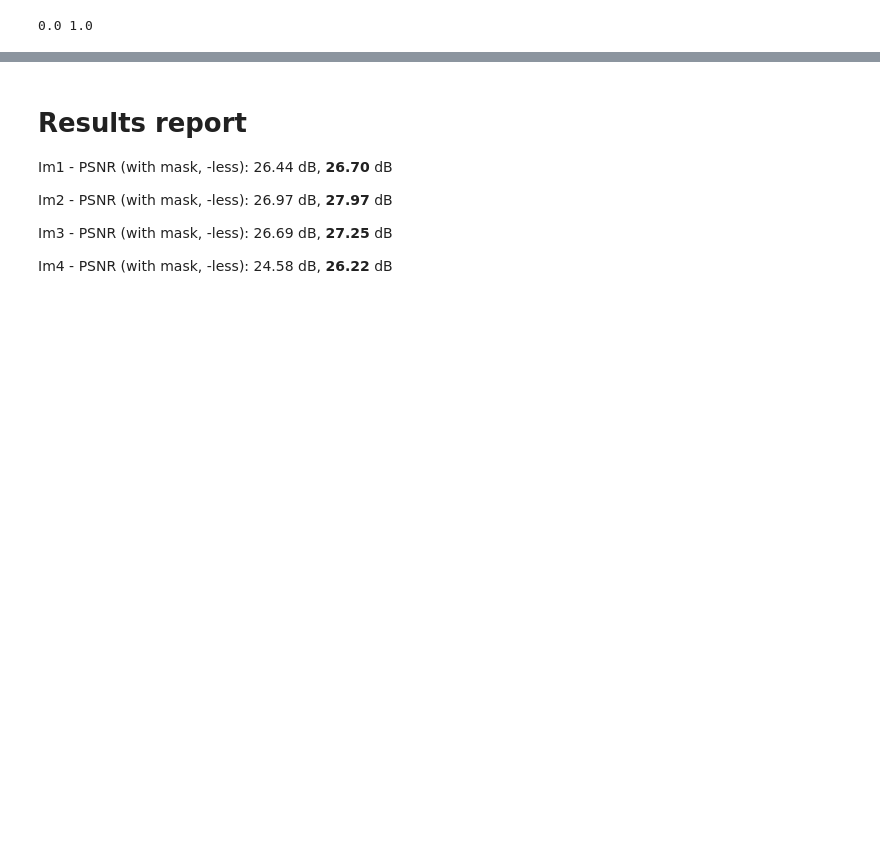
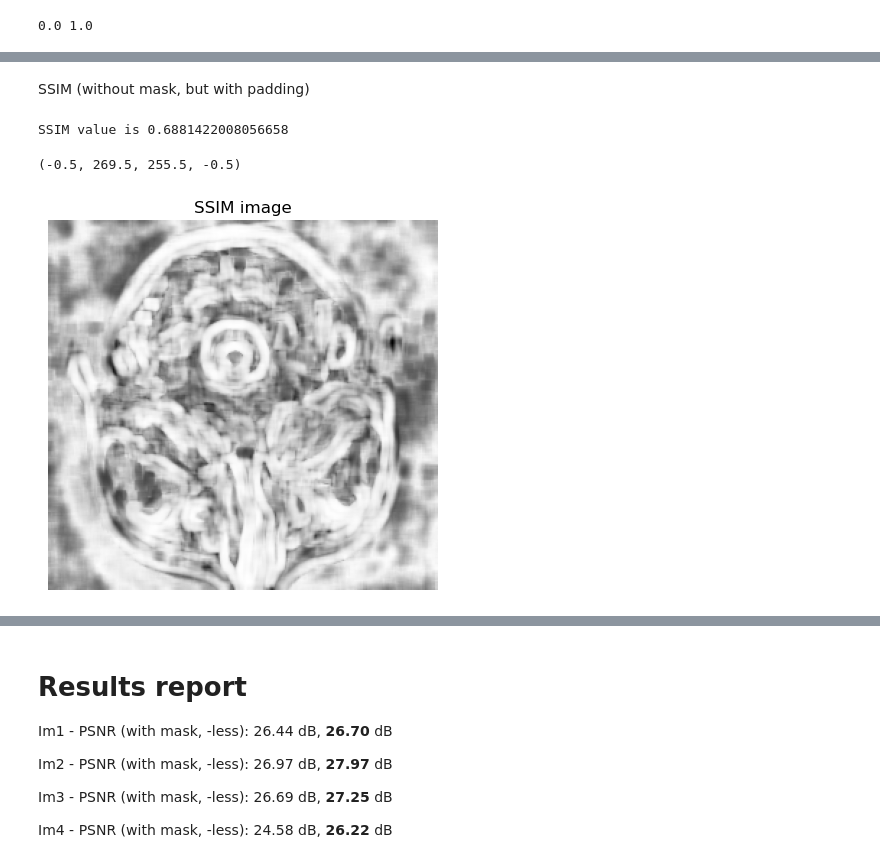
Before and after one commit to heqro/rd-dip, a Jupyter notebook: .riciannet/RicianNet/.my_own_testing/Verifying_Complex_Brains.ipynb, the cells around one changed output, grey strips where cells are left out. Drawn from its saved outputs; the diff is of its cells as text; code cells hidden in the pictures; blank space fills up the shorter version.

```diff
--- a/.riciannet/RicianNet/.my_own_testing/Verifying_Complex_Brains.ipynb
+++ b/.riciannet/RicianNet/.my_own_testing/Verifying_Complex_Brains.ipynb
@@ -129,0 +138,12 @@ without mask: 26.22686018218701
+# %% [markdown]
+SSIM (without mask, but with padding)
+# %%
+idx, img = ssim(np.rot90(brain_real, k=-1 if brain_idx != 1 else 1),result_conv13, data_range=brain_real.max()-brain_real.min(), full=True)
+print(f'SSIM value is {idx}')
+plt.imshow(img, cmap='gray')
+plt.title('SSIM image')
+plt.axis(False)
+# %% [output]
+SSIM value is 0.6881422008056658
+(-0.5, 269.5, 255.5, -0.5)
+[figure, added]
```
Also changed, not shown: parts of 8 cells of this notebook, 1 other file.
